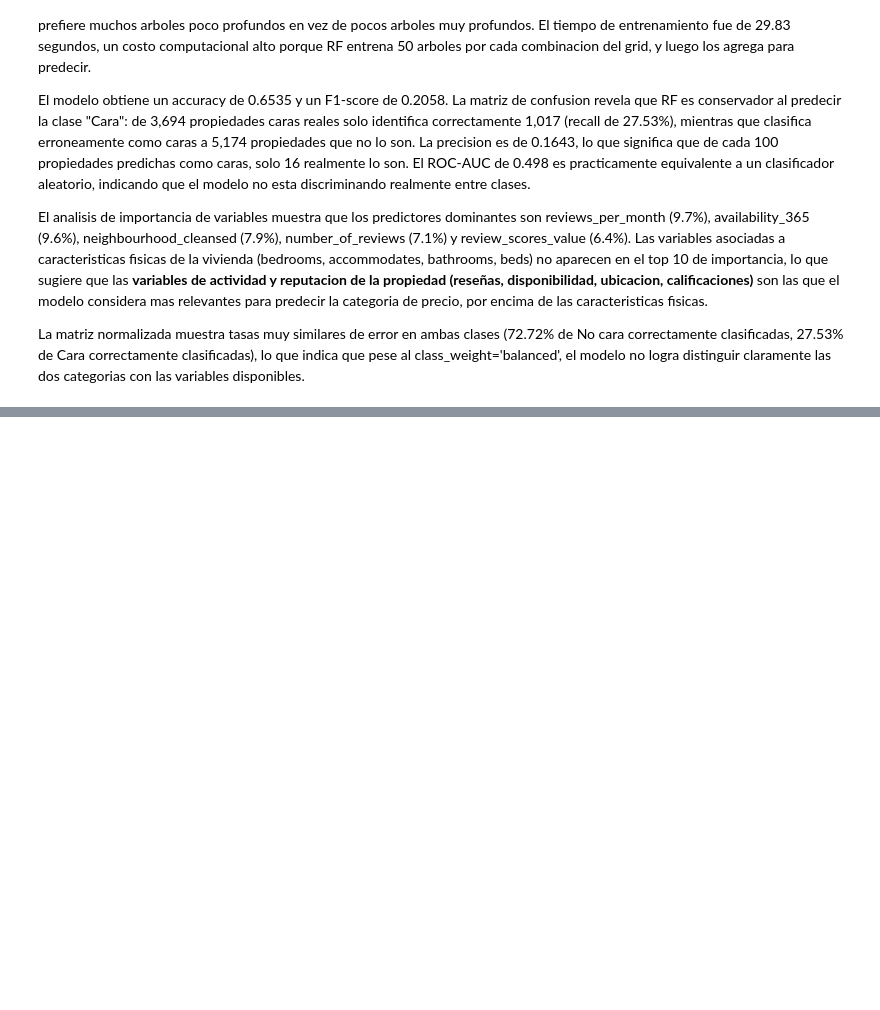
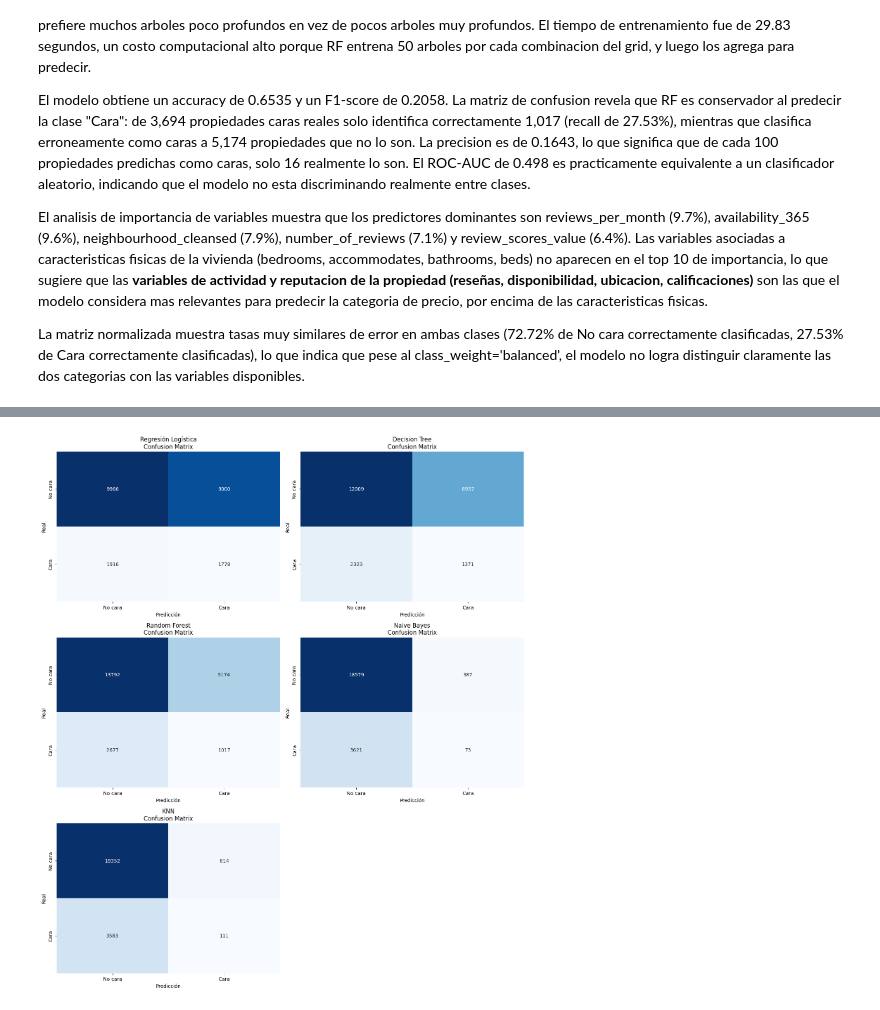
Before and after one commit to AleWWH1104/Lab5-md, a Jupyter notebook: lab7-regresion.ipynb, the cells around one changed output, grey strips where cells are left out. Cells and saved outputs as stored; diff of their text form; code cells hidden in the pictures; blank space fills up the shorter version.

```diff
--- a/lab7-regresion.ipynb
+++ b/lab7-regresion.ipynb
@@ -873,0 +1049,92 @@ La matriz normalizada muestra tasas muy similares de error en ambas clases (72.7
+# %%
+# Matrices de confusión y gráficos comparativos
+fig, axes = plt.subplots(3, 2, figsize=(14, 16))
+axes = axes.flatten()
+
+for idx, resultado in enumerate(resultados_modelos):
+    cm_modelo = confusion_matrix(y_test_cara, resultado['y_pred'])
+    sns.heatmap(
+        cm_modelo,
+        annot=True,
+        fmt='d',
+        cmap='Blues',
+        cbar=False,
+        ax=axes[idx],
+        xticklabels=['No cara', 'Cara'],
+        yticklabels=['No cara', 'Cara']
+    )
+    axes[idx].set_title(f"{resultado['Modelo']}\nConfusion Matrix")
+    axes[idx].set_xlabel('Predicción')
+    axes[idx].set_ylabel('Real')
+
+# Se apaga el último panel sobrante
+axes[-1].axis('off')
+plt.tight_layout()
+plt.show()
+
+comparacion_larga = resumen_modelos.melt(
+    id_vars='Modelo',
+    value_vars=['Accuracy', 'Precision', 'Recall', 'F1-score', 'Precision clase Cara', 'Recall clase Cara'],
+    var_name='Métrica',
+    value_name='Valor'
+ )
+
+plt.figure(figsize=(14, 6))
+sns.barplot(data=comparacion_larga, x='Modelo', y='Valor', hue='Métrica')
+plt.ylim(0, 1)
+plt.title('Comparación de métricas entre modelos')
+plt.ylabel('Valor')
+plt.xlabel('Modelo')
+plt.xticks(rotation=20)
+plt.legend(loc='upper right')
+plt.tight_layout()
+plt.show()
+
+plt.figure(figsize=(12, 5))
+tiempos_largos = resumen_modelos.melt(
+    id_vars='Modelo',
+    value_vars=['Tiempo entrenamiento (s)', 'Tiempo predicción (s)'],
+    var_name='Tipo',
+    value_name='Segundos'
+ )
+sns.barplot(data=tiempos_largos, x='Modelo', y='Segundos', hue='Tipo')
+plt.title('Tiempo de entrenamiento y predicción')
+plt.ylabel('Segundos')
+plt.xlabel('Modelo')
+plt.xticks(rotation=20)
+plt.tight_layout()
+plt.show()
+
+errores_por_modelo = []
+for resultado in resultados_modelos:
+    cm_modelo = confusion_matrix(y_test_cara, resultado['y_pred'])
+    tn_local, fp_local, fn_local, tp_local = cm_modelo.ravel()
+    errores_por_modelo.append({
+        'Modelo': resultado['Modelo'],
+        'Errores totales': fp_local + fn_local,
+        'Falsos positivos': fp_local,
+        'Falsos negativos': fn_local,
+        'Verdaderos positivos': tp_local,
+        'Verdaderos negativos': tn_local
+    })
+
+errores_df = pd.DataFrame(errores_por_modelo).sort_values('Errores totales', ascending=False).reset_index(drop=True)
+print('RESUMEN DE ERRORES POR MODELO')
+print(errores_df.to_string(index=False))
+
+modelo_mas_se_equivoco = errores_df.loc[0, 'Modelo']
+modelo_menos_se_equivoco = errores_df.loc[errores_df['Errores totales'].idxmin(), 'Modelo']
+modelo_mejor_cara = resumen_modelos.loc[resumen_modelos['Recall clase Cara'].idxmax(), 'Modelo']
+modelo_mejor_precision_cara = resumen_modelos.loc[resumen_modelos['Precision clase Cara'].idxmax(), 'Modelo']
+
+print()
+print(f'Modelo que más se demoró: {modelo_mas_lento}')
+print(f'Modelo que menos se demoró: {modelo_mas_rapido}')
+print(f'Modelo que más se equivocó: {modelo_mas_se_equivoco}')
+print(f'Modelo que menos se equivocó: {modelo_menos_se_equivoco}')
+print(f'Mejor recall para la clase Cara: {modelo_mejor_cara}')
+print(f'Mejor precision para la clase Cara: {modelo_mejor_precision_cara}')
+
+print()
+# %% [output]
+[figure, added]
```
Also changed, not shown: parts of 18 cells of this notebook.
